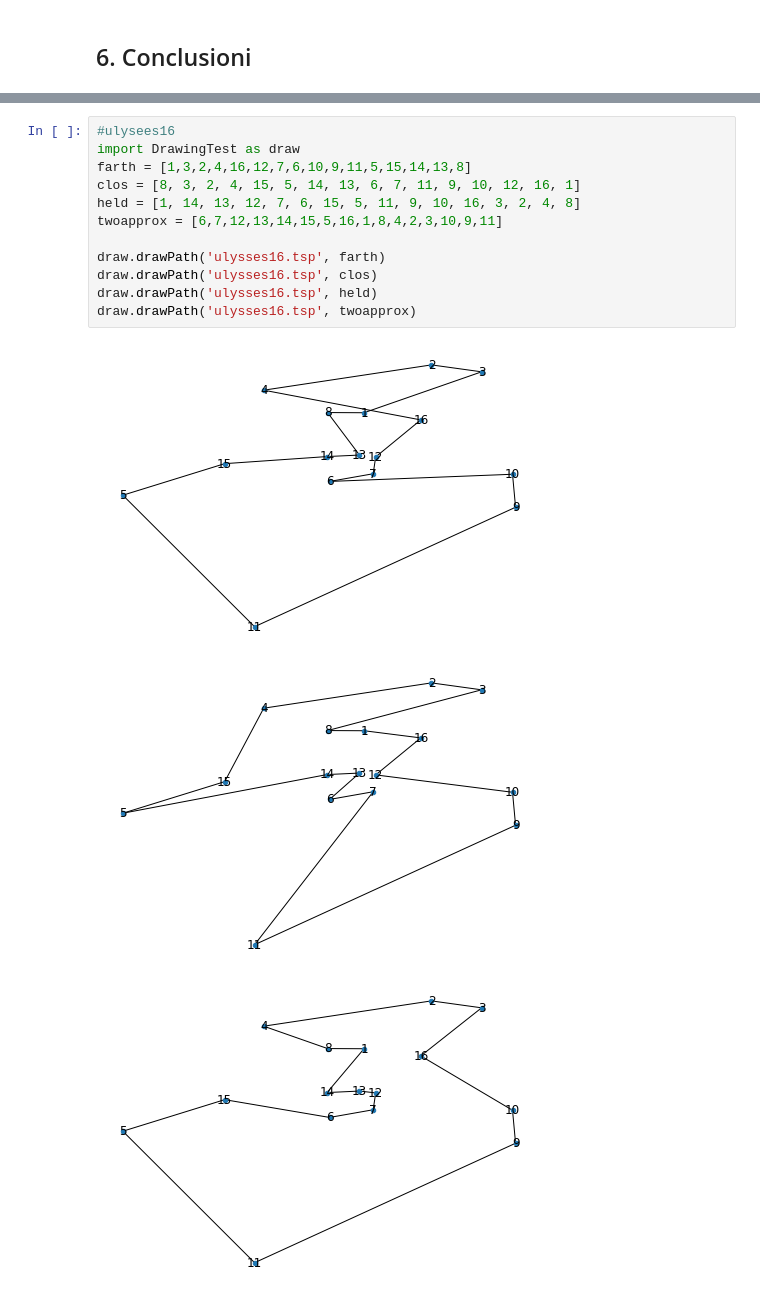
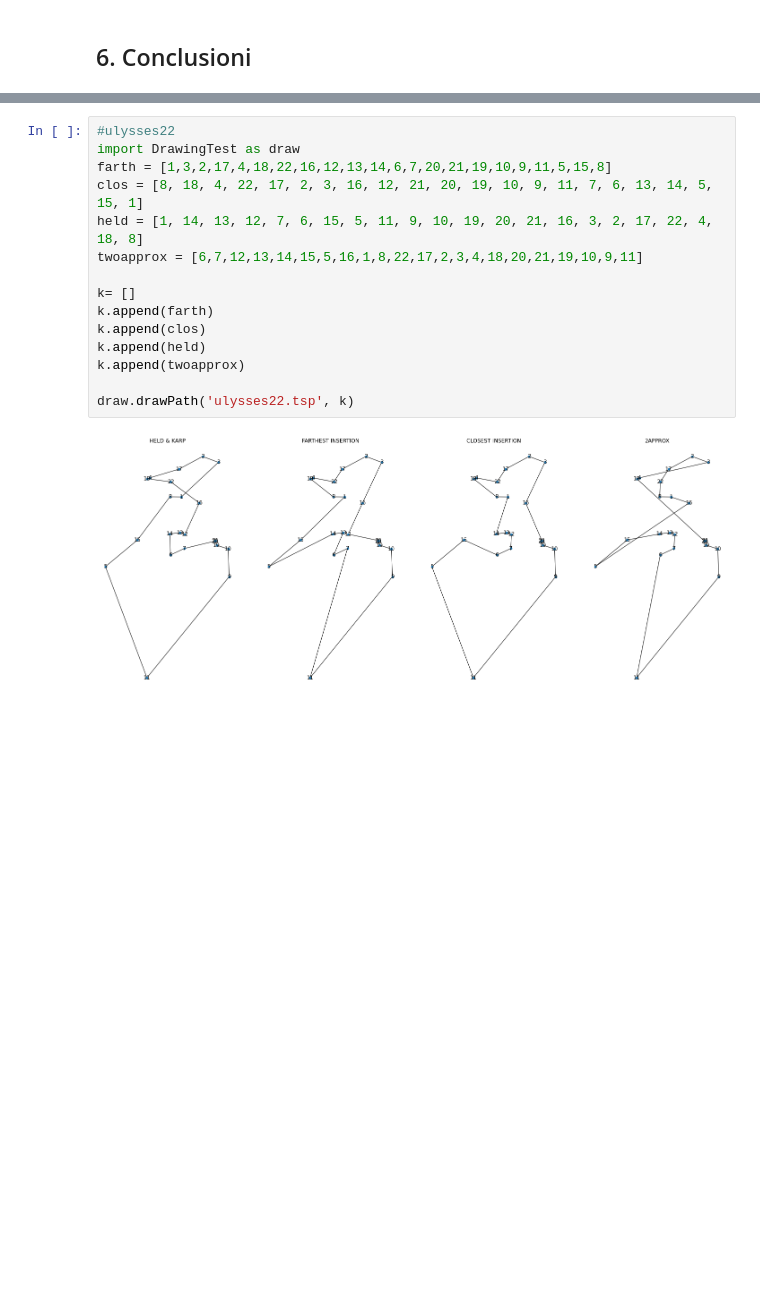
Before and after one commit to leopra/TravellingSalesmanAlgorithms, a Jupyter notebook: report.ipynb, the cells around one changed output, grey strips where cells are left out. Drawn from its saved outputs; the diff is of its cells as text; blank space fills up the shorter version.

```diff
--- a/report.ipynb
+++ b/report.ipynb
@@ -303,16 +316,17 @@ draw.drawPath('berlin52.tsp', path2approxberlin)
 # %%
-#ulysees16
+#ulysses22
 import DrawingTest as draw
-farth = [1,3,2,4,16,12,7,6,10,9,11,5,15,14,13,8]
-clos = [8, 3, 2, 4, 15, 5, 14, 13, 6, 7, 11, 9, 10, 12, 16, 1]
-held = [1, 14, 13, 12, 7, 6, 15, 5, 11, 9, 10, 16, 3, 2, 4, 8]
-twoapprox = [6,7,12,13,14,15,5,16,1,8,4,2,3,10,9,11]
+farth = [1,3,2,17,4,18,22,16,12,13,14,6,7,20,21,19,10,9,11,5,15,8]
+clos = [8, 18, 4, 22, 17, 2, 3, 16, 12, 21, 20, 19, 10, 9, 11, 7, 6, 13, 14, 5, 15, 1]
+held = [1, 14, 13, 12, 7, 6, 15, 5, 11, 9, 10, 19, 20, 21, 16, 3, 2, 17, 22, 4, 18, 8]
+twoapprox = [6,7,12,13,14,15,5,16,1,8,22,17,2,3,4,18,20,21,19,10,9,11]
 
-draw.drawPath('ulysses16.tsp', farth)
-draw.drawPath('ulysses16.tsp', clos)
-draw.drawPath('ulysses16.tsp', held)
-draw.drawPath('ulysses16.tsp', twoapprox)
+k= []
+k.append(farth)
+k.append(clos)
+k.append(held)
+k.append(twoapprox)
+
+draw.drawPath('ulysses22.tsp', k)
 # %% [output]
-[figure, old version]
+[figure, new version]
-[figure, removed]
-[figure, removed]
```
Also changed, not shown: parts of 7 cells of this notebook, 3 other files.
